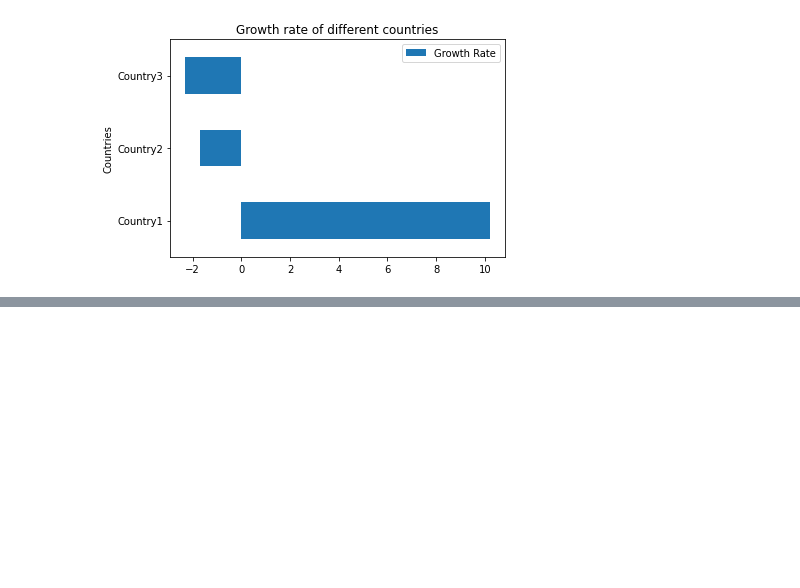
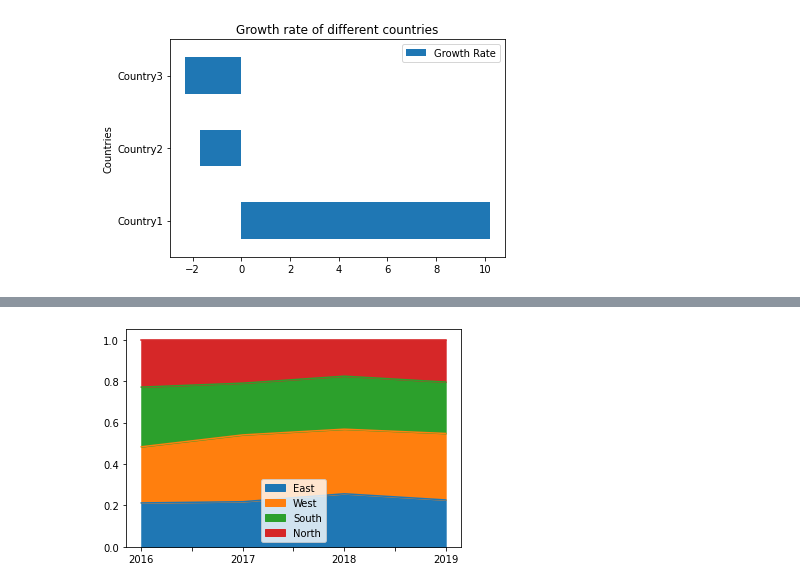
Before and after one commit to Njeri-Gitome/DS_Track, a Jupyter notebook: Data_Types_&_Data_Wrangling.ipynb, the cells around one changed output, grey strips where cells are left out. Saved outputs shown, nothing was run; the diff lists cells and outputs as text; code cells hidden in the pictures; blank space fills up the shorter version.

```diff
--- a/Data_Types_&_Data_Wrangling.ipynb
+++ b/Data_Types_&_Data_Wrangling.ipynb
@@ -361,0 +390,48 @@ plot.show(block =True)
+# %%
+# Example Python program to draw a percentage
+
+# based area plot(stacked) for a Python pandas DataFrame
+
+
+
+import pandas as pd
+
+import matplotlib.pyplot as plot
+
+
+
+zonalRevenue = {"East"   : (25, 27, 32, 31),
+
+                "West"  :  (32, 40, 39, 44),
+
+                "South"  : (34, 31, 32, 34),
+
+                "North"  : (27, 26, 22, 28)
+
+                };
+
+
+
+dataFrame           = pd.DataFrame(data=zonalRevenue);
+
+
+
+# Normalize Data
+
+normalizedDataFrame = dataFrame.div(dataFrame.sum(axis=1), axis=0);
+
+
+
+years     = ("2016", "2017", "2018", "2019");
+
+normalizedDataFrame.index = years;
+
+
+
+# Draw a percentage based, stacked area plot
+
+normalizedDataFrame.plot.area(stacked=True);
+
+plot.show(block=True);
+# %% [output]
+[figure, added]
```
Also changed, not shown: parts of 4 cells of this notebook.
